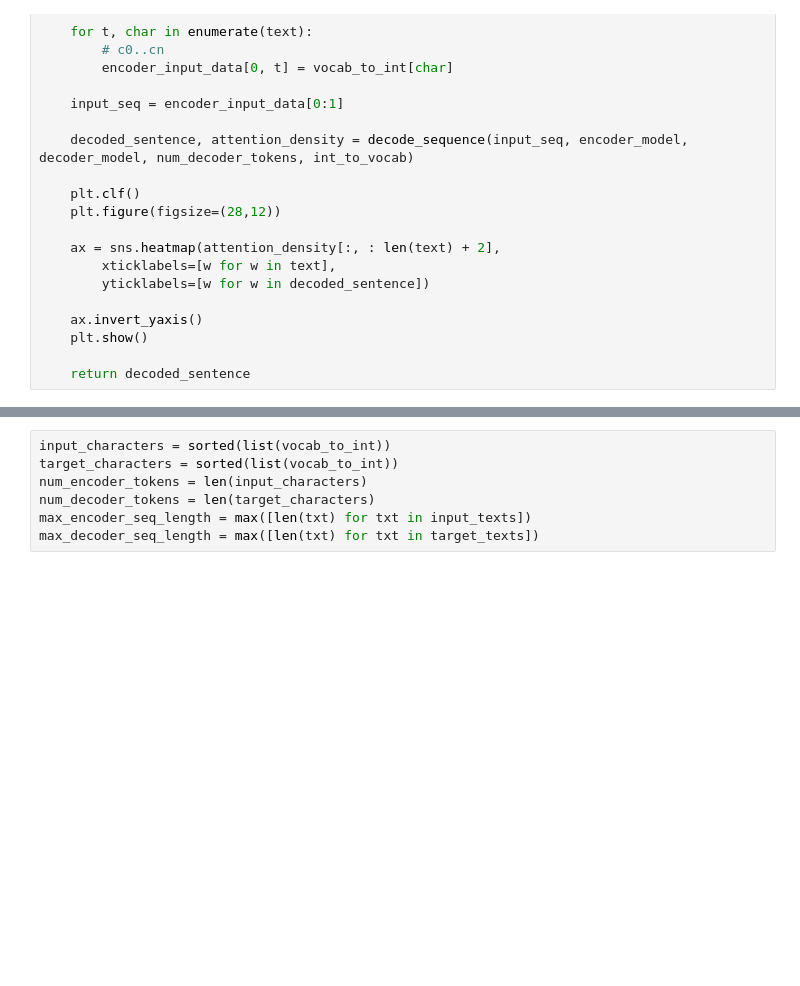
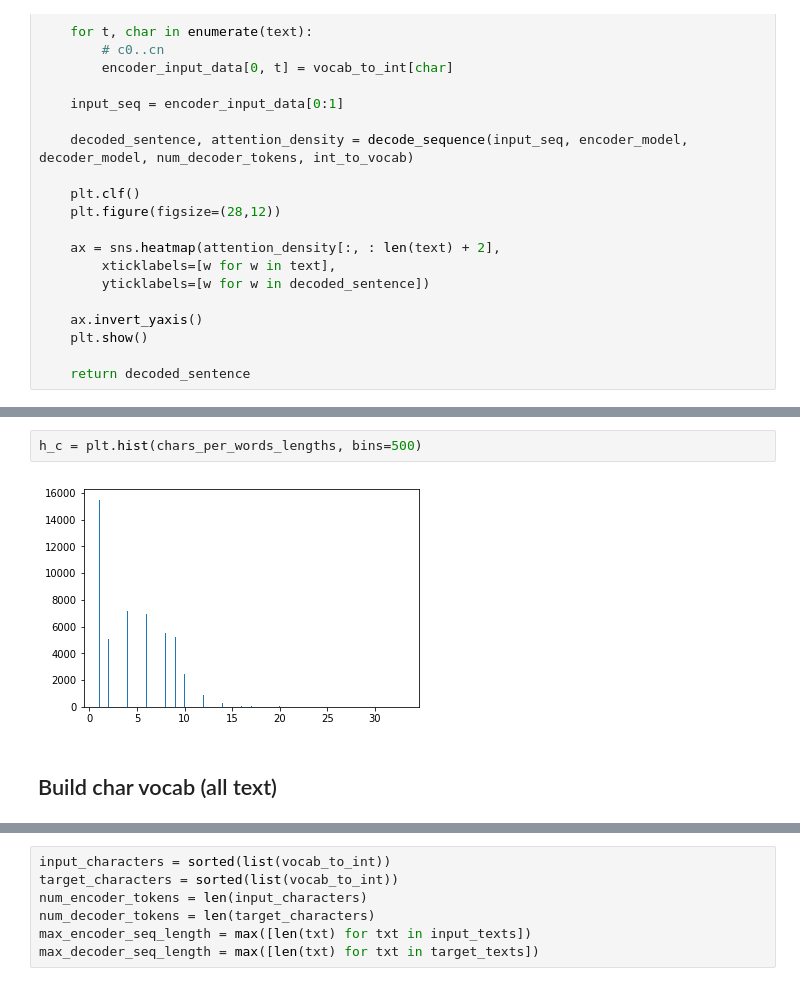
Before and after one commit to ahmadelsallab/spell_corrector, a Jupyter notebook: train_hierarichal_model.ipynb, the cells around one changed output, grey strips where cells are left out. Cells and saved outputs as stored; diff of their text form; blank space fills up the shorter version.

```diff
--- a/train_hierarichal_model.ipynb
+++ b/train_hierarichal_model.ipynb
@@ -925,0 +727,6 @@ np.savez('vocab-{}'.format(max_sent_len), vocab_to_int=vocab_to_int, int_to_voca
+# %%
+h_c = plt.hist(chars_per_words_lengths, bins=500)
+# %% [output]
+[figure, added]
+# %% [markdown]
+## Build char vocab (all text)
```
Also changed, not shown: parts of 140 cells of this notebook, 2 other files.
